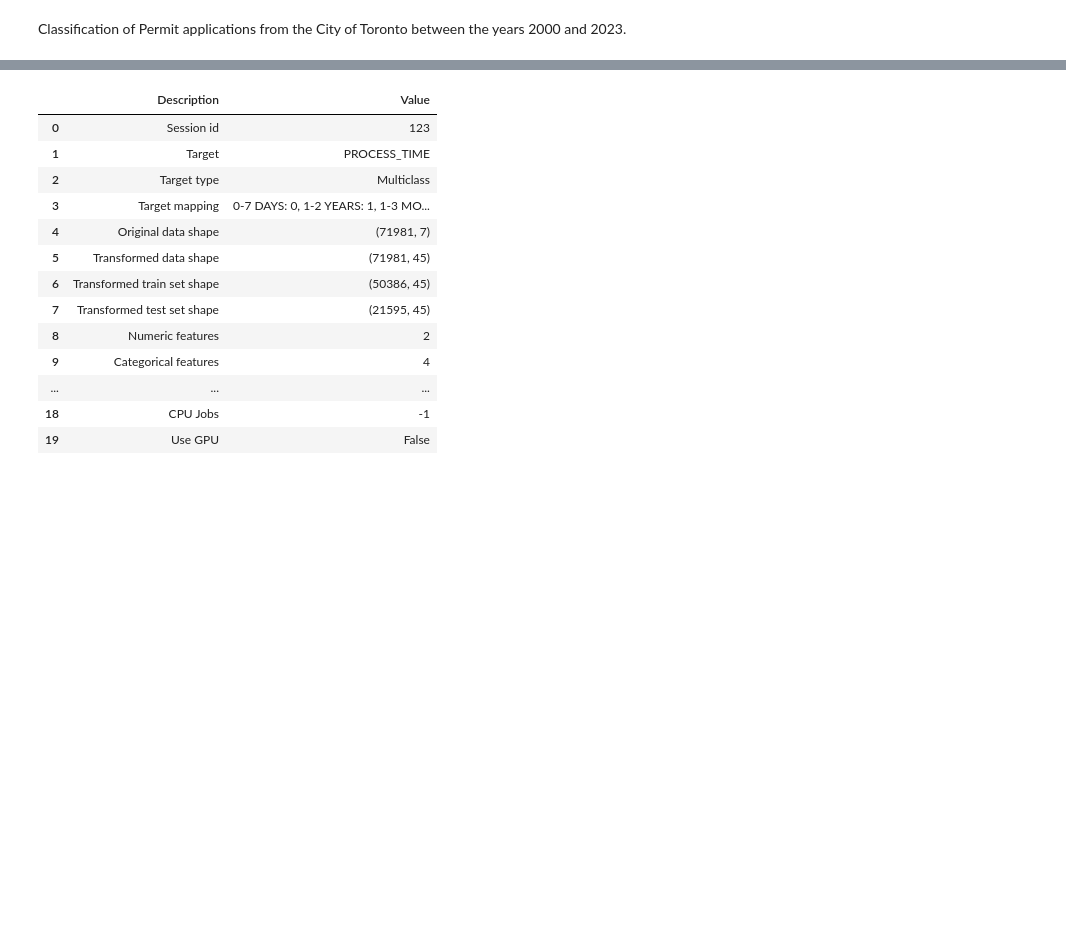
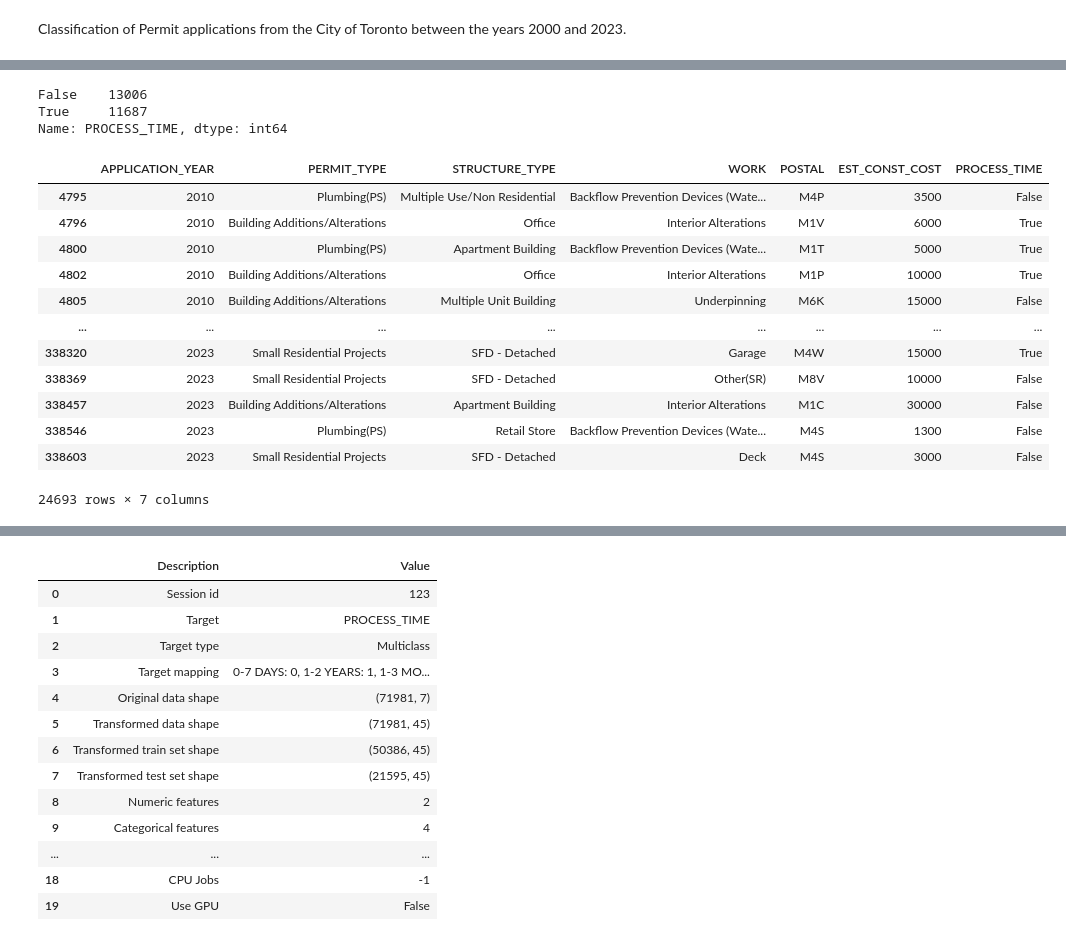
Before and after one commit to ThesanR/TorontoPermitClassification, a Jupyter notebook: PermitClass.ipynb, the cells around one changed output, grey strips where cells are left out. Saved outputs shown, nothing was run; the diff lists cells and outputs as text; code cells hidden in the pictures; blank space fills up the shorter version.

```diff
--- a/PermitClass.ipynb
+++ b/PermitClass.ipynb
@@ -121,0 +138,27 @@ Name: TIME_DAYS, dtype: int64
+# %%
+dfmedium = df.drop(df[df.PROJECT_TYPE != "2-5 WEEKS"].index)
+#print(dfmedium['PROCESS_TIME'].value_counts(), "\n")
+x = dfmedium['PROCESS_TIME'].astype(int)
+#Setting threshold to 25 days
+x = pd.qcut(x=x, q=2, labels=[False, True], precision=0)
+print(x.value_counts(), "\n")
+dfmedium = dfmedium.drop(['PROCESS_TIME', 'PROJECT_TYPE'], axis=1)
+dfmedium = pd.concat([dfmedium, x], axis=1)
+dfmedium
+# %% [output]
+False    13006
+True     11687
+Name: PROCESS_TIME, dtype: int64
+|  | APPLICATION_YEAR | PERMIT_TYPE | STRUCTURE_TYPE | WORK | POSTAL | EST_CONST_COST | PROCESS_TIME |
+| 4795 | 2010 | Plumbing(PS) | Multiple Use/Non Residential | Backflow Prevention Devices (Wate... | M4P | 3500 | False |
+| 4796 | 2010 | Building Additions/Alterations | Office | Interior Alterations | M1V | 6000 | True |
+| 4800 | 2010 | Plumbing(PS) | Apartment Building | Backflow Prevention Devices (Wate... | M1T | 5000 | True |
+| 4802 | 2010 | Building Additions/Alterations | Office | Interior Alterations | M1P | 10000 | True |
+| 4805 | 2010 | Building Additions/Alterations | Multiple Unit Building | Underpinning | M6K | 15000 | False |
+| ... | ... | ... | ... | ... | ... | ... | ... |
+| 338320 | 2023 | Small Residential Projects | SFD - Detached | Garage | M4W | 15000 | True |
+| 338369 | 2023 | Small Residential Projects | SFD - Detached | Other(SR) | M8V | 10000 | False |
+| 338457 | 2023 | Building Additions/Alterations | Apartment Building | Interior Alterations | M1C | 30000 | False |
+| 338546 | 2023 | Plumbing(PS) | Retail Store | Backflow Prevention Devices (Wate... | M4S | 1300 | False |
+| 338603 | 2023 | Small Residential Projects | SFD - Detached | Deck | M4S | 3000 | False |
+24693 rows × 7 columns
```
Also changed, not shown: parts of 4 cells of this notebook.
